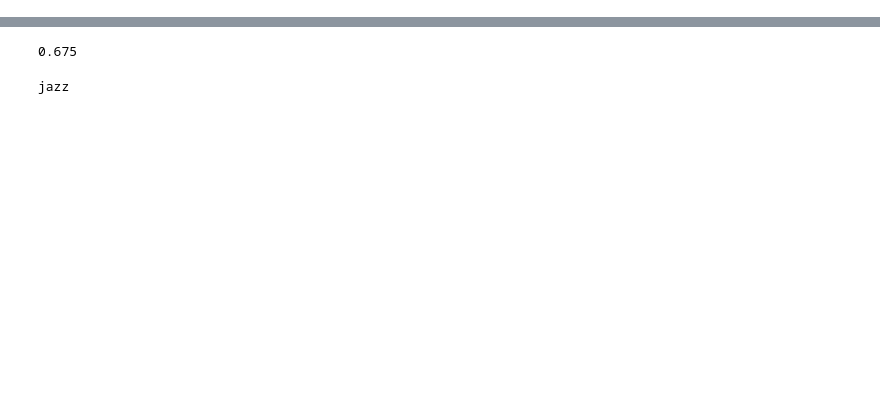
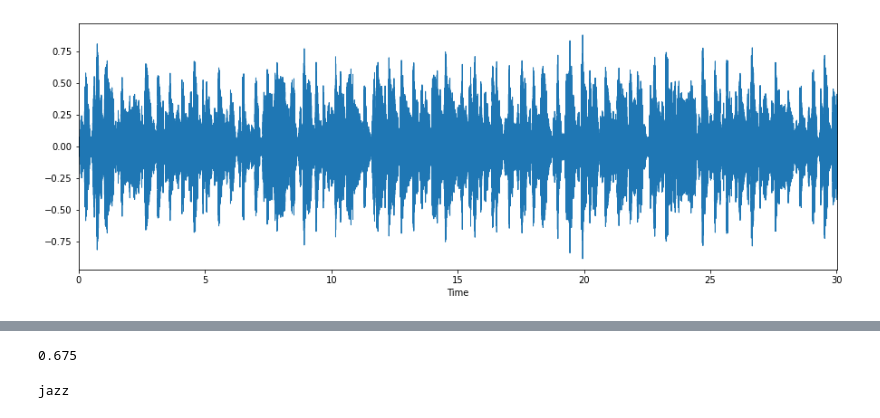
Before and after one commit to SiddheshBangar/Music-Genre-Classification, a Jupyter notebook: music_genre.ipynb, the cells around one changed output, grey strips where cells are left out. Cells and saved outputs as stored; diff of their text form; code cells hidden in the pictures; blank space fills up the shorter version.

Commit message:
Added Visualization

```diff
--- a/music_genre.ipynb
+++ b/music_genre.ipynb
@@ -7,3 +13,14 @@ import os
 import pickle
 import random
 import operator
+# %%
+audio_fp = 'Dataset/Data/genres_original/blues/blues.00000.wav'
+audio_data, sr = librosa.load(audio_fp)
+audio_data, _ = librosa.effects.trim(audio_data)
+
+# plot sample file
+plt.figure(figsize=(15,5))
+lplt.waveplot(audio_data)
+plt.show()
+# %% [output]
+[figure, added]
```
Also changed, not shown: parts of 4 cells of this notebook.
